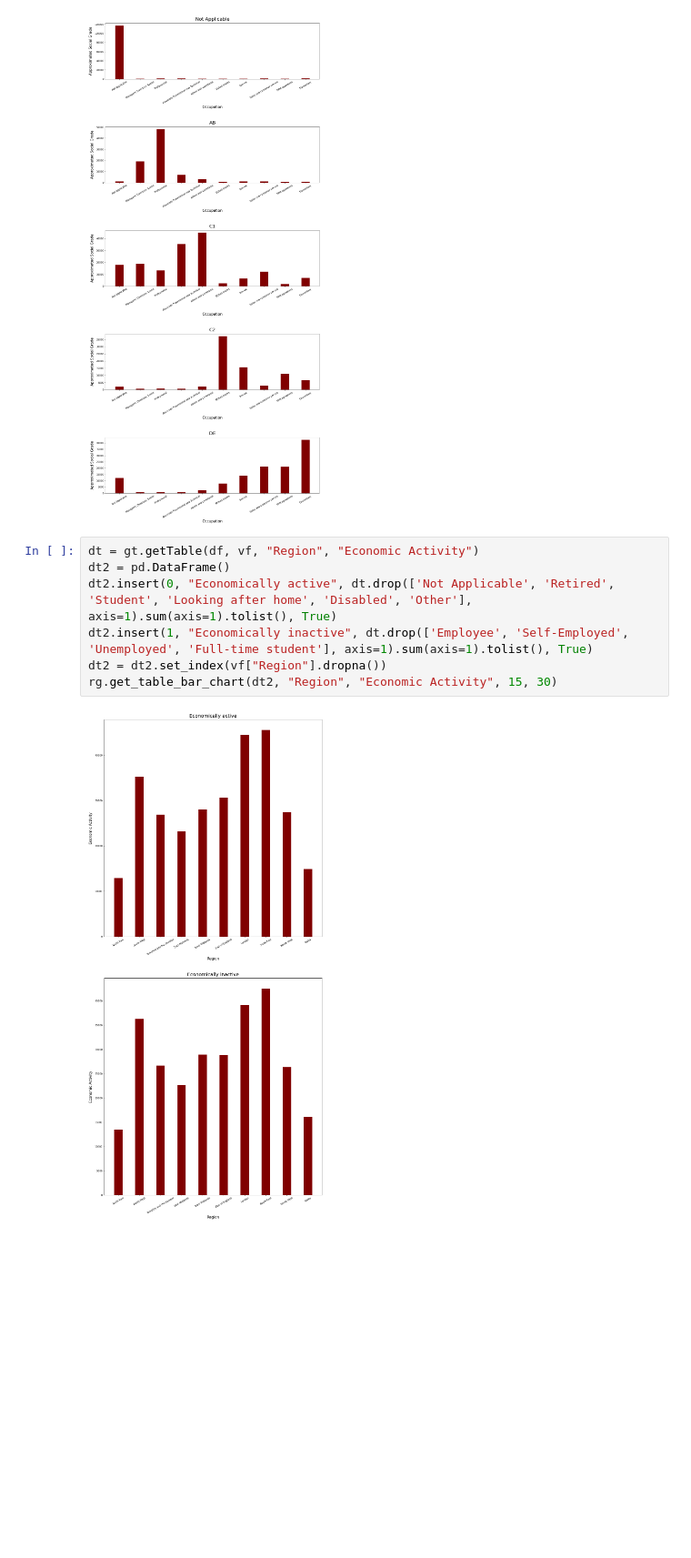
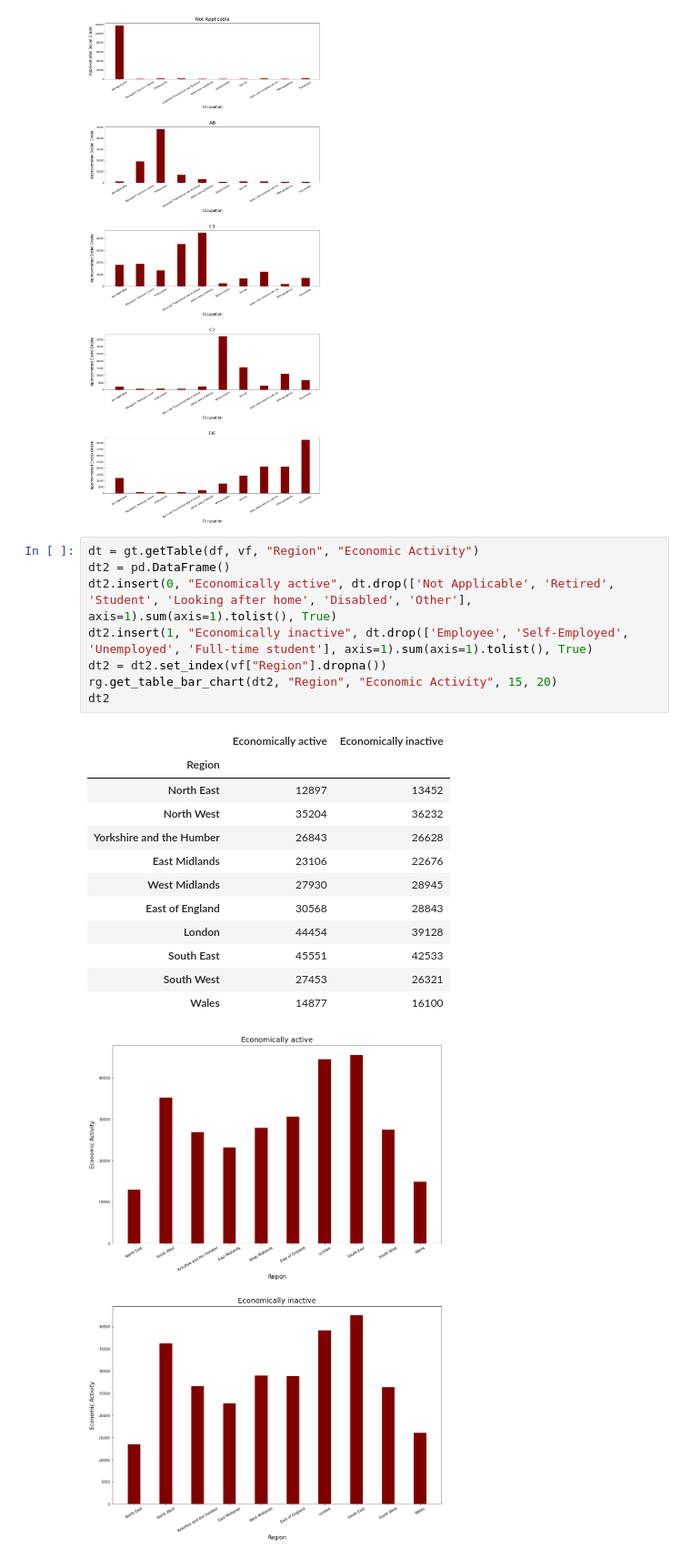
Before and after one commit to b0mbastik/PythonP2, a Jupyter notebook: analysis.ipynb, the cells around one changed output. Shown at 91% size. Drawn from its saved outputs; the diff is of its cells as text; blank space fills up the shorter version.

```diff
--- a/analysis.ipynb
+++ b/analysis.ipynb
@@ -95,12 +95,25 @@ rg.get_table_bar_chart(dt, "Occupation", "Approximated Social Grade", 15, 30)
 # %%
 dt = gt.getTable(df, vf, "Region", "Economic Activity")
 dt2 = pd.DataFrame()
 dt2.insert(0, "Economically active", dt.drop(['Not Applicable', 'Retired', 'Student', 'Looking after home', 'Disabled', 'Other'], axis=1).sum(axis=1).tolist(), True)
 dt2.insert(1, "Economically inactive", dt.drop(['Employee', 'Self-Employed', 'Unemployed', 'Full-time student'], axis=1).sum(axis=1).tolist(), True)
 dt2 = dt2.set_index(vf["Region"].dropna())
-rg.get_table_bar_chart(dt2, "Region", "Economic Activity", 15, 30)
+rg.get_table_bar_chart(dt2, "Region", "Economic Activity", 15, 20)
+dt2
 # %% [output]
+|  | Economically active | Economically inactive |
+| Region |  |  |
+| North East | 12897 | 13452 |
+| North West | 35204 | 36232 |
+| Yorkshire and the Humber | 26843 | 26628 |
+| East Midlands | 23106 | 22676 |
+| West Midlands | 27930 | 28945 |
+| East of England | 30568 | 28843 |
+| London | 44454 | 39128 |
+| South East | 45551 | 42533 |
+| South West | 27453 | 26321 |
+| Wales | 14877 | 16100 |
-[figure, old version]
+[figure, new version]
 # %%
 dt = gt.getTable(df, vf, "Age", "Economic Activity")
 dt2 = pd.DataFrame()
```
Also changed, not shown: parts of 5 cells of this notebook, 2 other files.
